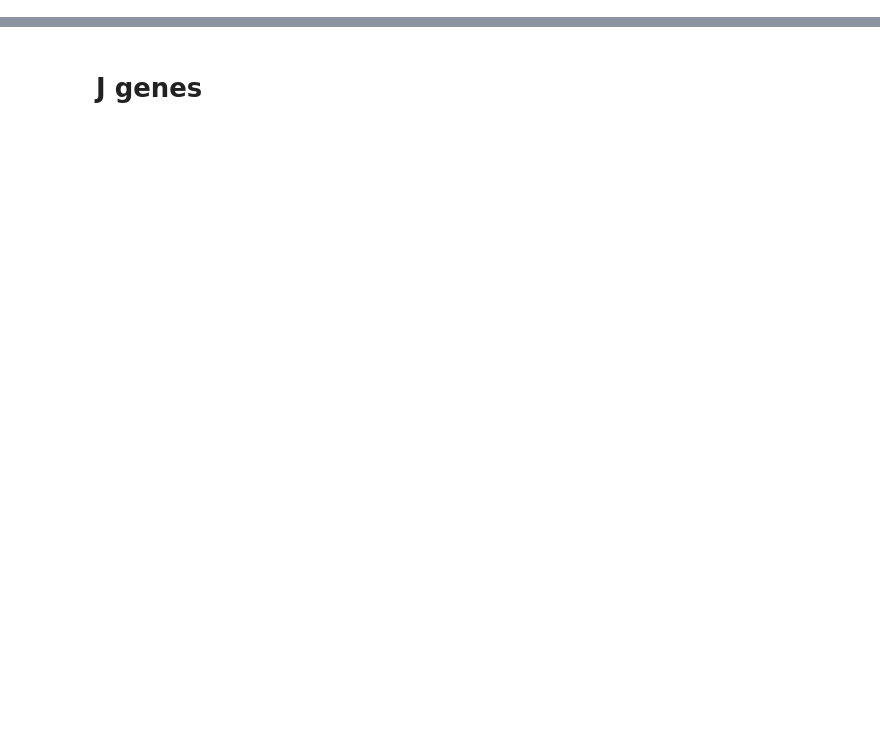
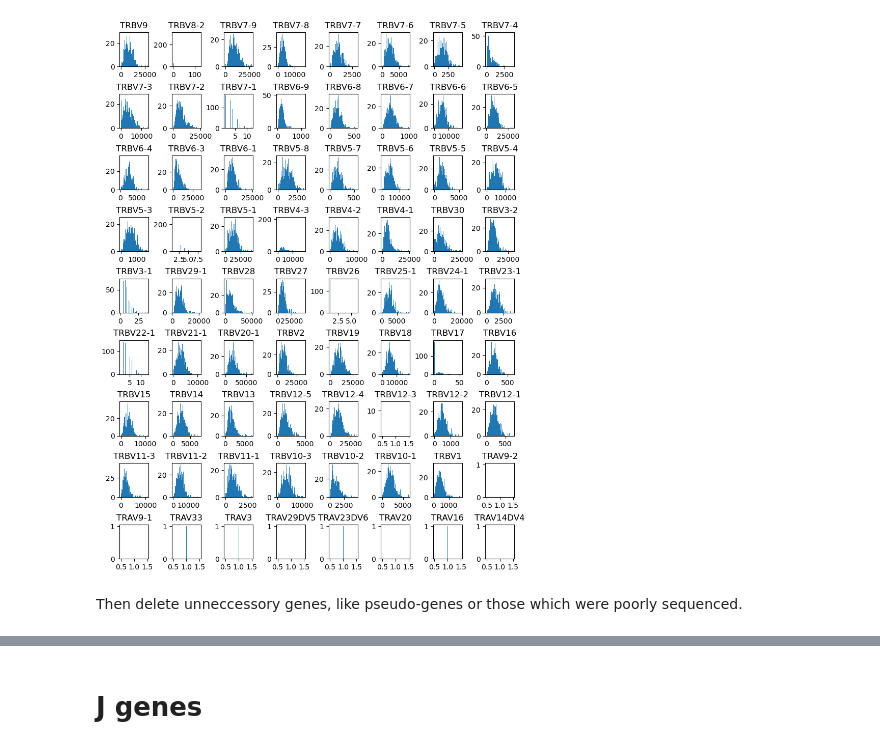
Before and after one commit to Olga-Bagrova/RepSeq_TCRanalysis, a Jupyter notebook: notebooks/Analysis_cohort_II_basics.ipynb, the cells around one changed output, grey strips where cells are left out. Cells and saved outputs as stored; diff of their text form; code cells hidden in the pictures; blank space fills up the shorter version.

```diff
--- a/notebooks/Analysis_cohort_II_basics.ipynb
+++ b/notebooks/Analysis_cohort_II_basics.ipynb
@@ -54,9 +0,0 @@ Histograms of the use of each of the genes
-# %%
-plt.figure(figsize=(10,15))
-
-for i, column in enumerate(trbv_matrix.columns):
-    plt.subplot(10, 6, i+1)
-    plt.hist(x=trbv_matrix[column], bins=100)
-    plt.title(f'{column}')
-plt.subplots_adjust(wspace=0.4, hspace=0.8)
-plt.show()
@@ -67,11 +0,0 @@ Let's take a closer look at the genes TRBV7-1, TRBV16, TRBV4-3, TRBV6-3, TRBV3-2
-# %%
-columns_to_use = ['TRBV7-1*01', 'TRBV6-3*01', 'TRBV3-2*01', 'TRBV16*01', 'TRBV4-3*01']
-
-plt.figure(figsize=(10,15))
-
-for i, column in enumerate(trbv_matrix[columns_to_use]):
-    plt.subplot(3, 2, i+1)
-    plt.hist(x=trbv_matrix[column], bins=100)
-    plt.title(f'{column}')
-plt.subplots_adjust(wspace=0.4, hspace=0.8)
-plt.show()
@@ -104,12 +0,0 @@ These genes can definitely be removed, but with TRBV3-2, TRBV4-3, we need to thi
-# %%
-trbv_matrix_filtered = trbv_matrix.copy()
-trbv_matrix_filtered = trbv_matrix_filtered.drop(['TRBV7-1*01', 'TRBV6-3*01', 'TRBV3-2*01', 'TRBV16*01', 'TRBV4-3*01'], axis=1)
-
-plt.figure(figsize=(15,20))
-
-for i, column in enumerate(trbv_matrix_filtered.columns):
-    plt.subplot(10, 6, i+1)
-    plt.hist(x=trbv_matrix_filtered[column], bins=100)
-    plt.title(f'{column}')
-plt.subplots_adjust(wspace=0.4, hspace=0.8)
-plt.show()
@@ -117,0 +23,3 @@ plt.show()
+# %%
+metadata_path = '/projects/fmba_covid/hip_full/metadata.txt'
+data_path = '/projects/fmba_covid/publication/hip_full/'
@@ -117,0 +111,13 @@ plt.show()
+# %%
+plt.figure(figsize=(10,15))
+
+for i, column in enumerate(df_v.drop(['id'], axis=1).columns):
+    plt.subplot(10, 8, i+1)
+    plt.hist(x=df_v[column], bins=100)
+    plt.title(f'{column}')
+plt.subplots_adjust(wspace=0.8, hspace=0.8)
+plt.show()
+# %% [output]
+[figure, added]
+# %% [markdown]
+Then delete unneccessory genes, like pseudo-genes or those which were poorly sequenced.
```
Also changed, not shown: parts of 91 cells of this notebook.
